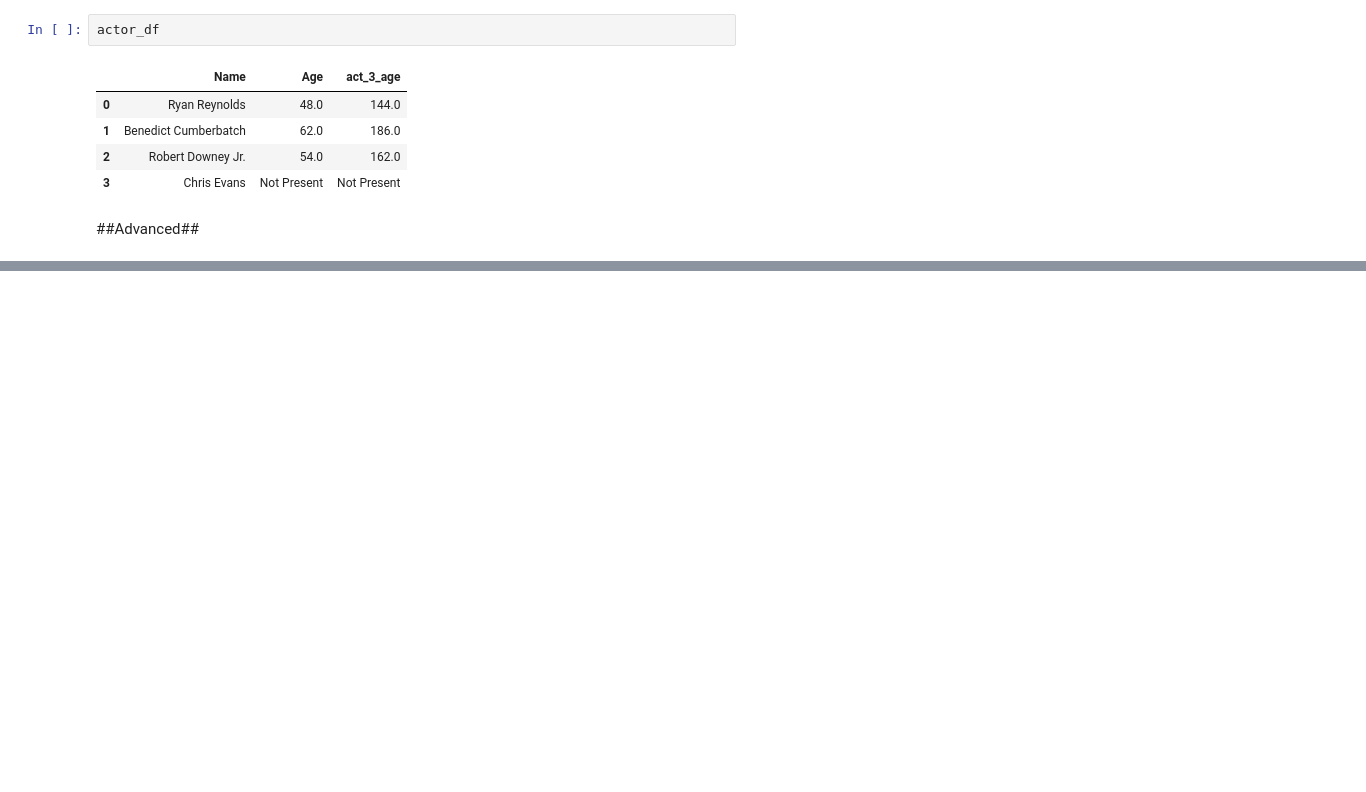
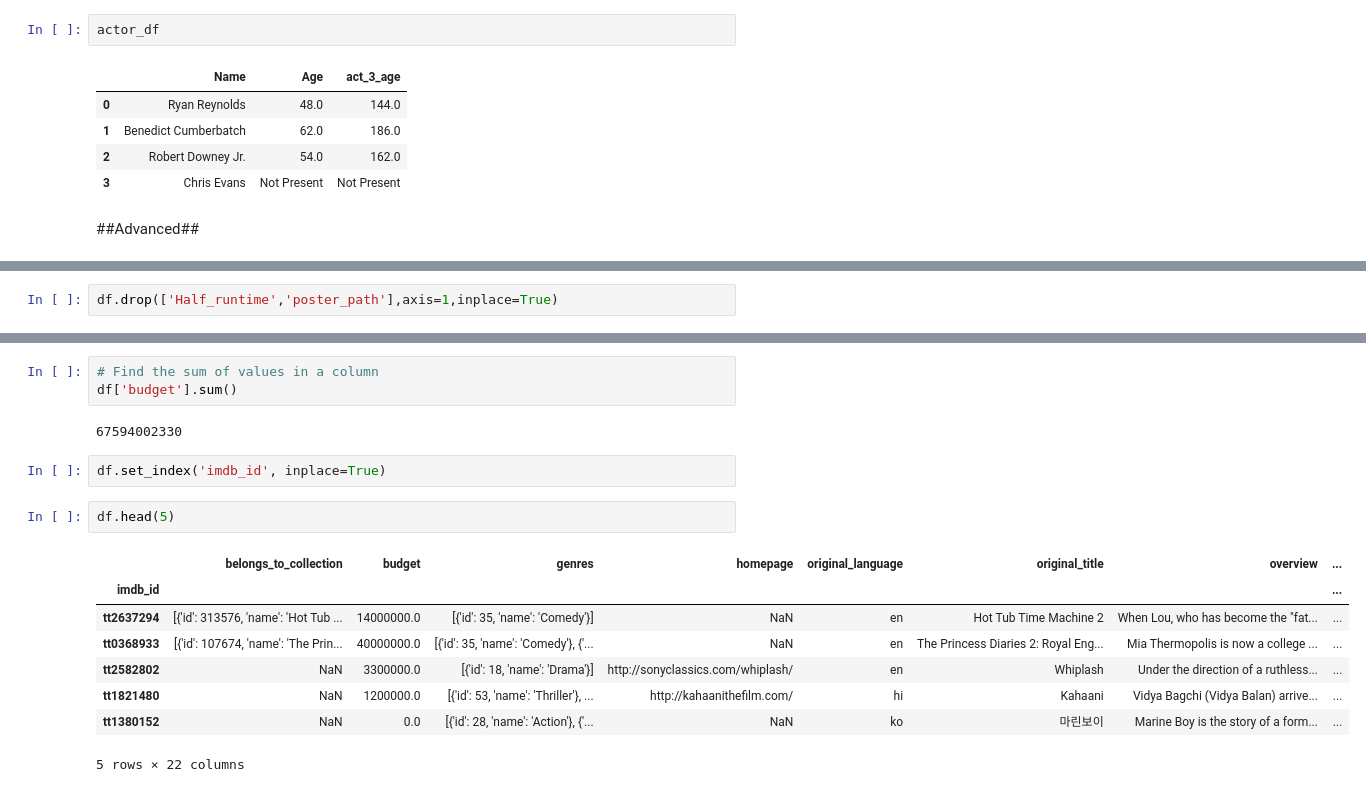
Before and after one commit to prajwal-mv/Python_Practice, a Jupyter notebook: Pandas.ipynb, the cells around one changed output, grey strips where cells are left out. Saved outputs shown, nothing was run; the diff lists cells and outputs as text; blank space fills up the shorter version.

```diff
--- a/Pandas.ipynb
+++ b/Pandas.ipynb
@@ -150,0 +390,2 @@ actor_df
+# %%
+df.drop(['Half_runtime','poster_path'],axis=1,inplace=True)
@@ -150,0 +402,18 @@ actor_df
+# %%
+# Find the sum of values in a column
+df['budget'].sum()
+# %% [output]
+67594002330
+# %%
+df.set_index('imdb_id', inplace=True)
+# %%
+df.head(5)
+# %% [output]
+|  | belongs_to_collection | budget | genres | homepage | original_language | original_title | overview | ... |
+| imdb_id |  |  |  |  |  |  |  | ... |
+| tt2637294 | [{'id': 313576, 'name': 'Hot Tub ... | 14000000.0 | [{'id': 35, 'name': 'Comedy'}] | NaN | en | Hot Tub Time Machine 2 | When Lou, who has become the "fat... | ... |
+| tt0368933 | [{'id': 107674, 'name': 'The Prin... | 40000000.0 | [{'id': 35, 'name': 'Comedy'}, {'... | NaN | en | The Princess Diaries 2: Royal Eng... | Mia Thermopolis is now a college ... | ... |
+| tt2582802 | NaN | 3300000.0 | [{'id': 18, 'name': 'Drama'}] | http://sonyclassics.com/whiplash/ | en | Whiplash | Under the direction of a ruthless... | ... |
+| tt1821480 | NaN | 1200000.0 | [{'id': 53, 'name': 'Thriller'}, ... | http://kahaanithefilm.com/ | hi | Kahaani | Vidya Bagchi (Vidya Balan) arrive... | ... |
+| tt1380152 | NaN | 0.0 | [{'id': 28, 'name': 'Action'}, {'... | NaN | ko | 마린보이 | Marine Boy is the story of a form... | ... |
+5 rows × 22 columns
```
Also changed, not shown: parts of 44 cells of this notebook.
